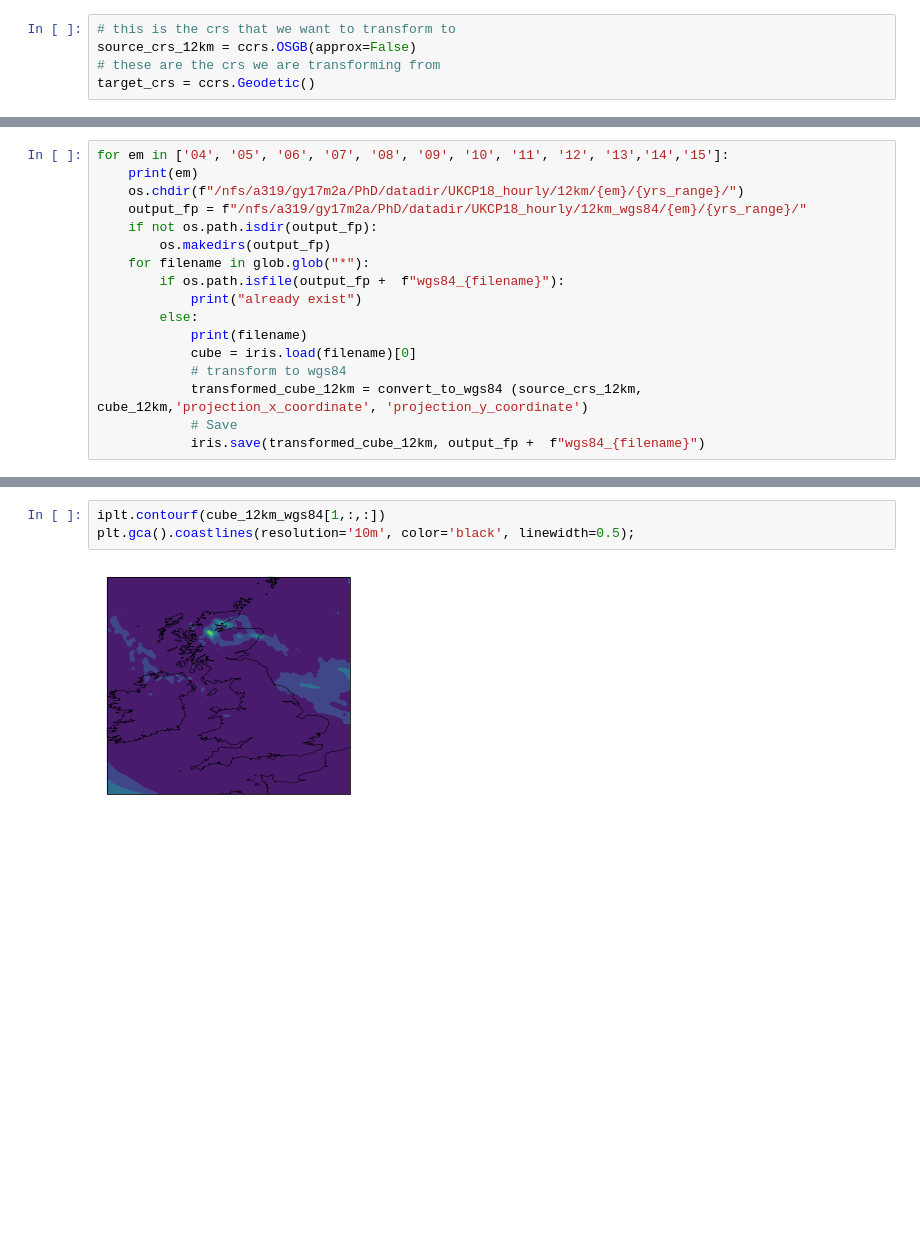
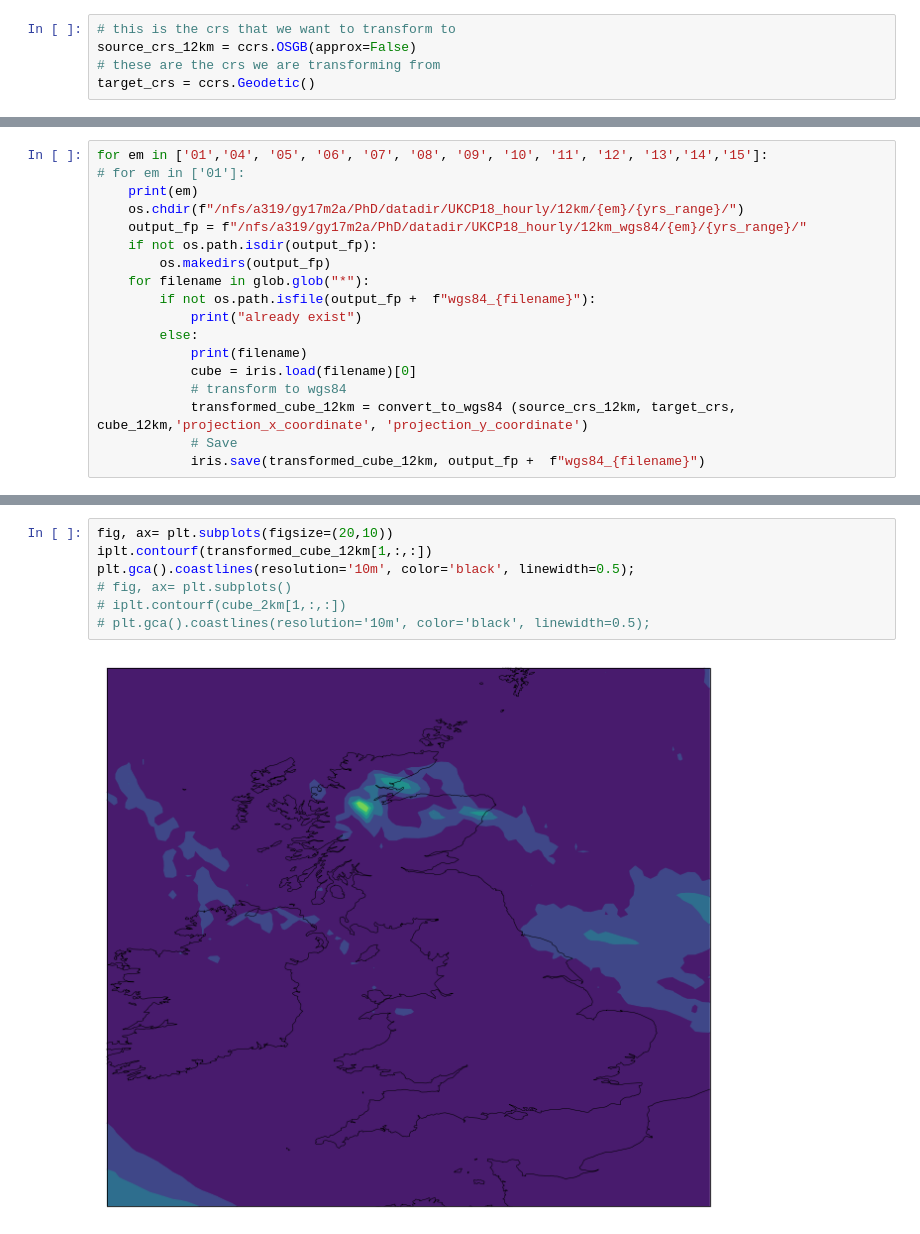
Before and after one commit to masher92/UKCP18, a Jupyter notebook: DataProcessing/Regridding/Convert12km_wgs84.ipynb, the cells around one changed output, grey strips where cells are left out. Cells and saved outputs as stored; diff of their text form; blank space fills up the shorter version.

```diff
--- a/DataProcessing/Regridding/Convert12km_wgs84.ipynb
+++ b/DataProcessing/Regridding/Convert12km_wgs84.ipynb
@@ -148,18 +78,19 @@ def convert_to_wgs84(source_crs, cube, x_coord_name, y_coord_name):
 # %%
-for em in ['04', '05', '06', '07', '08', '09', '10', '11', '12', '13','14','15']:
+for em in ['01','04', '05', '06', '07', '08', '09', '10', '11', '12', '13','14','15']:
+# for em in ['01']:
     print(em)
     os.chdir(f"/nfs/a319/gy17m2a/PhD/datadir/UKCP18_hourly/12km/{em}/{yrs_range}/")
     output_fp = f"/nfs/a319/gy17m2a/PhD/datadir/UKCP18_hourly/12km_wgs84/{em}/{yrs_range}/"
     if not os.path.isdir(output_fp):
         os.makedirs(output_fp)
     for filename in glob.glob("*"):
-        if os.path.isfile(output_fp +  f"wgs84_{filename}"):
+        if not os.path.isfile(output_fp +  f"wgs84_{filename}"):
             print("already exist")
         else:
             print(filename)
             cube = iris.load(filename)[0]
             # transform to wgs84
-            transformed_cube_12km = convert_to_wgs84 (source_crs_12km, cube_12km,'projection_x_coordinate', 'projection_y_coordinate')
+            transformed_cube_12km = convert_to_wgs84 (source_crs_12km, target_crs, cube_12km,'projection_x_coordinate', 'projection_y_coordinate')
             # Save
             iris.save(transformed_cube_12km, output_fp +  f"wgs84_{filename}")
 # %% [output]
@@ -187,5 +143,9 @@ cube_2km_wgs84 = convert_to_wgs84 (source_crs_2km, cube_2km, "grid_longitude", "
 # %%
-iplt.contourf(cube_12km_wgs84[1,:,:])
+fig, ax= plt.subplots(figsize=(20,10))
+iplt.contourf(transformed_cube_12km[1,:,:])
 plt.gca().coastlines(resolution='10m', color='black', linewidth=0.5);
+# fig, ax= plt.subplots()
+# iplt.contourf(cube_2km[1,:,:])
+# plt.gca().coastlines(resolution='10m', color='black', linewidth=0.5);
 # %% [output]
-[figure, old version]
+[figure, new version]
```
Also changed, not shown: parts of 14 cells of this notebook, 29 other files.
